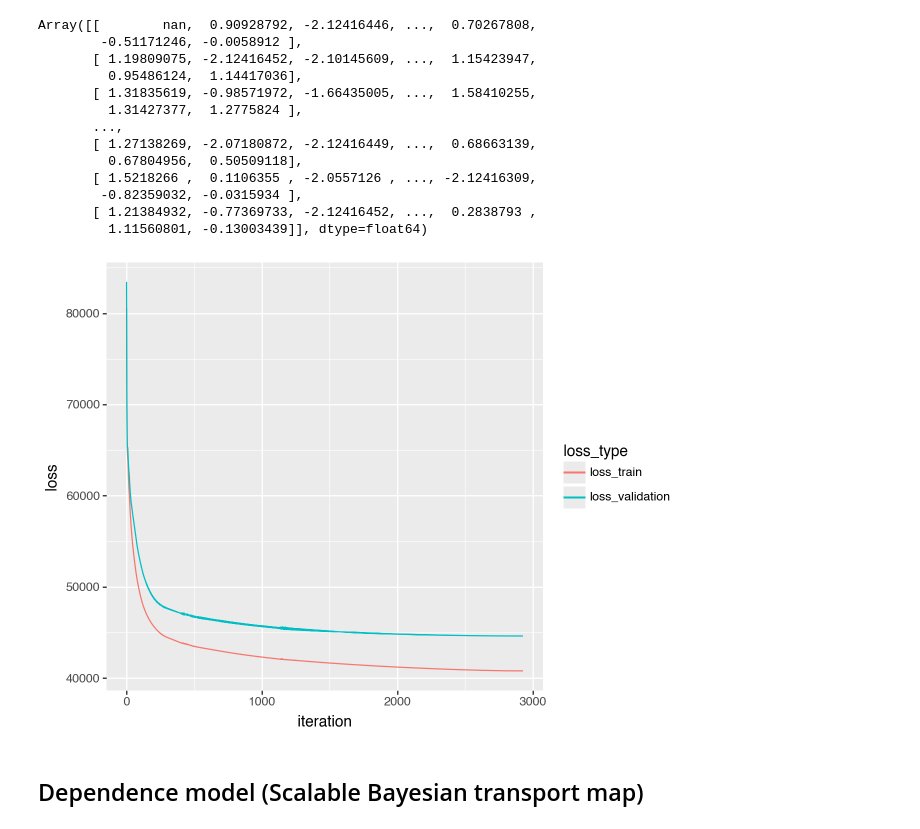
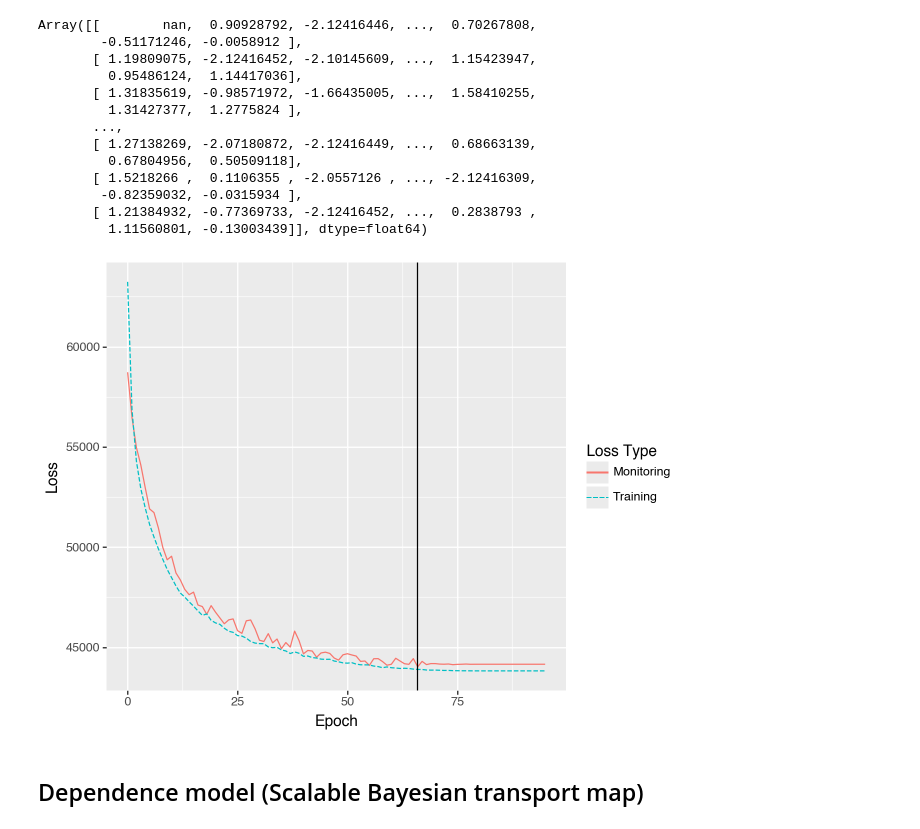
Before and after one commit to jobrachem/ppptm, a Jupyter notebook: demo/americas_with_na.ipynb, the cells around one changed output. Saved outputs shown, nothing was run; the diff lists cells and outputs as text; code cells hidden in the pictures.

```diff
--- a/demo/americas_with_na.ipynb
+++ b/demo/americas_with_na.ipynb
@@ -198,8 +198,7 @@ result = marginal_model.fit(
     # when many iterations are used, the progress bar can lead to problems with
     # the jit-compiled execution, so we turn it off here.
     progress_bar=True,
-    n_train=config.ntrain,
-    n_validation=config.nvalidation,
+    batch_size=74,
 )
 end = time.time()
 time_hg = end - start  # timing of marginal model fit
@@ -209,9 +208,9 @@ train_hg = marginal_model.hg(train)
 validate_hg = marginal_model.hg(validate)
 test_hg = marginal_model.hg(test)
 # %%
-plot_loss(result)
+result.plot_loss()
 # %% [output]
-[figure, old version]
+[figure, new version]
 # %% [markdown]
 ## Dependence model (Scalable Bayesian transport map)
 # %%
```
Also changed, not shown: 3 other files.
